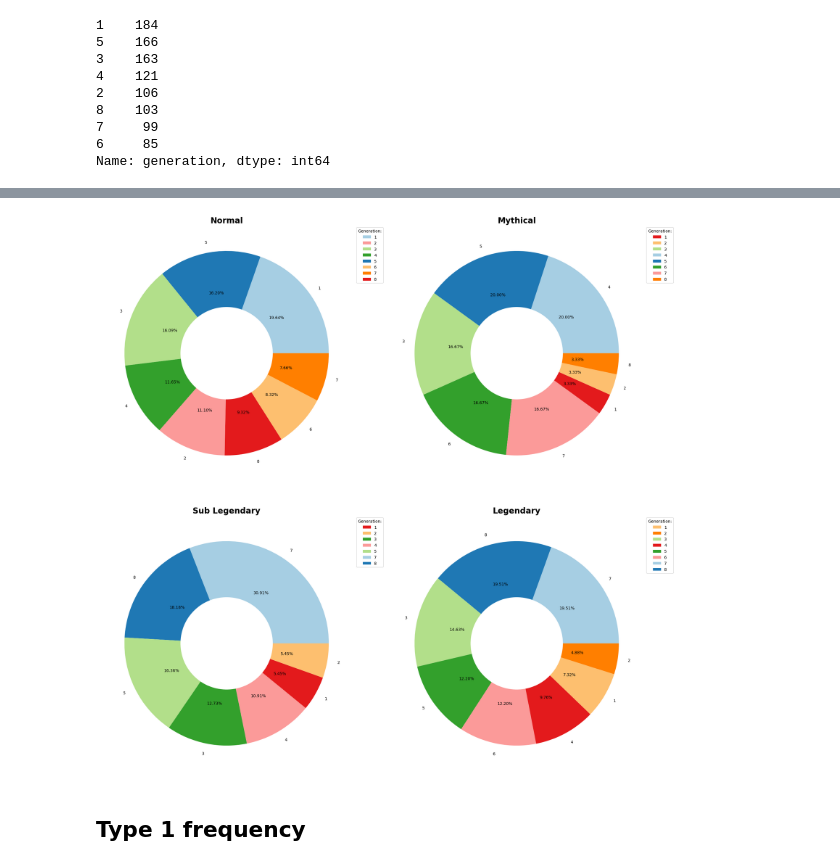
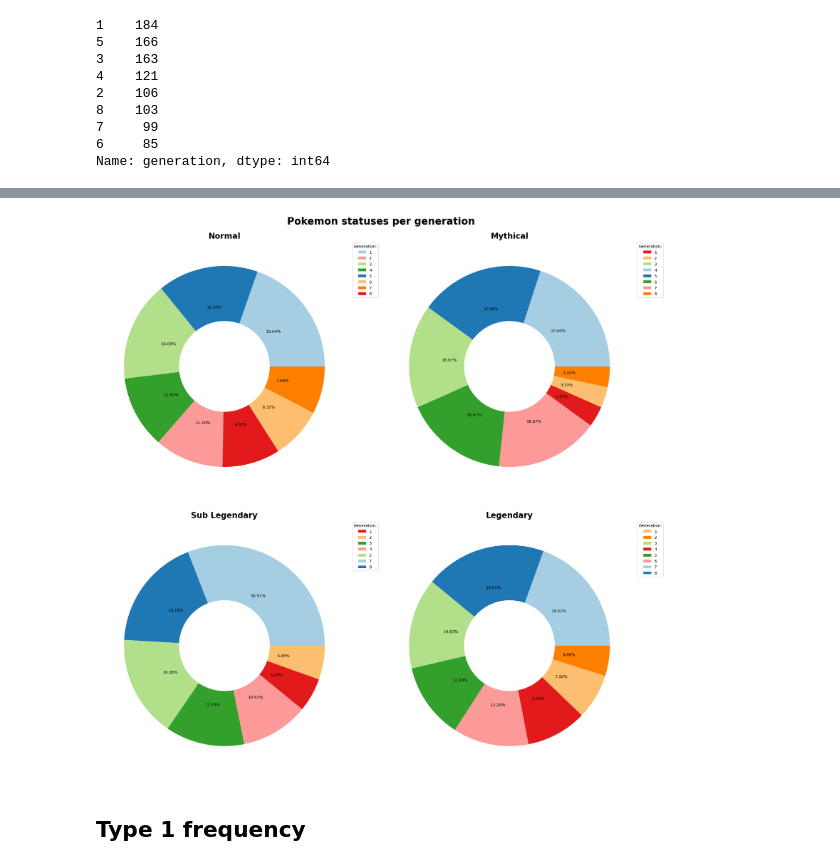
Before and after one commit to BiancaBenelli/Pokemon_project, a Jupyter notebook: Pokemon.ipynb, the cells around one changed output, grey strips where cells are left out. Saved outputs shown, nothing was run; the diff lists cells and outputs as text; code cells hidden in the pictures.

```diff
--- a/Pokemon.ipynb
+++ b/Pokemon.ipynb
@@ -141,20 +141,21 @@ I study how in each generation the different kind of Pokemon are distributed
 # %%
 status_list = ['Normal', 'Mythical', 'Sub Legendary', 'Legendary']
 
 fig, axs = plt.subplots(nrows = 2, ncols = 2, figsize = (20, 20), constrained_layout = True)
+fig.suptitle('Pokemon statuses per generation', fontsize= 25, fontweight='bold')
 for i, ax in zip(range(len(status_list)), axs.flat):
   status_mask = pokemon_df[pokemon_df['status'] == status_list[i]]
   status_per_gen = status_mask['generation'].value_counts()
   donut_circle = plt.Circle( (0,0), 0.45, color = 'white')
-  ax.pie(status_per_gen.values, labels = status_per_gen.index, autopct='%.2f%%', colors = sb.color_palette("Paired", len(status_per_gen.index)))
+  ax.pie(status_per_gen.values, labels = status_per_gen.index, autopct='%.2f%%', colors = sb.color_palette("Paired", len(status_per_gen.index)), labeldistance=None)
   ax.add_artist(donut_circle)
   handles, labels = ax.get_legend_handles_labels()
-  handles, labels = zip(*[ (handles[i], labels[i]) for i in sorted(range(len(handles)), key=lambda k: list(map(int,labels))[k])] )
+  handles, labels = zip(*[ (handles[i], labels[i]) for i in sorted(range(len(handles)), key = lambda k: list(map(int, labels))[k])] )
   ax.legend(handles, labels, title = 'Generation:', bbox_to_anchor=(1, 1))
   ax.set_title(status_list[i], fontsize = 20, fontweight='bold')
 plt.show()
 # %% [output]
-[figure, old version]
+[figure, new version]
 # %% [markdown]
 ## Type 1 frequency
 # %%
```
Also changed, not shown: parts of 12 cells of this notebook.
